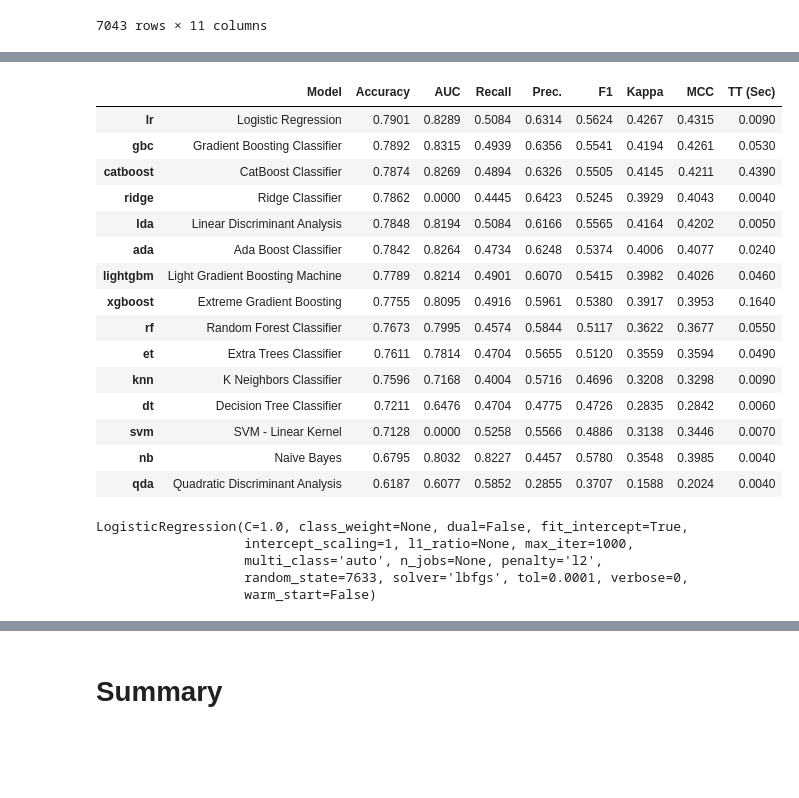
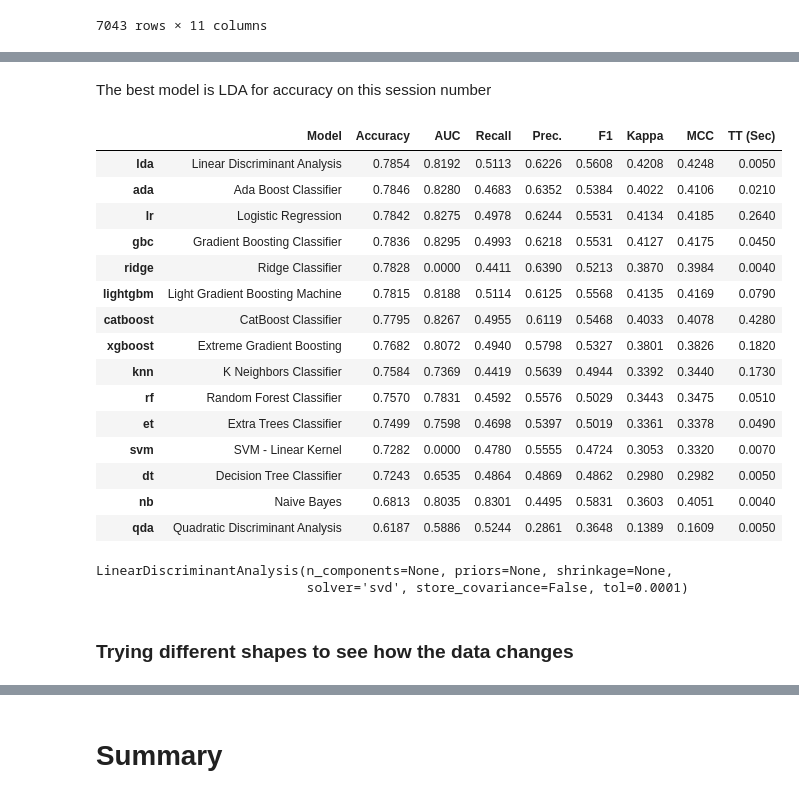
Before and after one commit to kodama3d/msds_600_week5, a Jupyter notebook: MSDS600_wk5_Segawa.ipynb, the cells around one changed output, grey strips where cells are left out. Drawn from its saved outputs; the diff is of its cells as text; code cells hidden in the pictures; blank space fills up the shorter version.

```diff
--- a/MSDS600_wk5_Segawa.ipynb
+++ b/MSDS600_wk5_Segawa.ipynb
@@ -80,30 +93,31 @@ automl[6]
+# %% [markdown]
+The best model is LDA for accuracy on this session number
 # %%
-best_model = compare_models()
+best_model = compare_models(sort = 'Accuracy')
 # %% [output]
 |  | Model | Accuracy | AUC | Recall | Prec. | F1 | Kappa | MCC | TT (Sec) |
-| lr | Logistic Regression | 0.7901 | 0.8289 | 0.5084 | 0.6314 | 0.5624 | 0.4267 | 0.4315 | 0.0090 |
-| gbc | Gradient Boosting Classifier | 0.7892 | 0.8315 | 0.4939 | 0.6356 | 0.5541 | 0.4194 | 0.4261 | 0.0530 |
-| catboost | CatBoost Classifier | 0.7874 | 0.8269 | 0.4894 | 0.6326 | 0.5505 | 0.4145 | 0.4211 | 0.4390 |
-| ridge | Ridge Classifier | 0.7862 | 0.0000 | 0.4445 | 0.6423 | 0.5245 | 0.3929 | 0.4043 | 0.0040 |
-| lda | Linear Discriminant Analysis | 0.7848 | 0.8194 | 0.5084 | 0.6166 | 0.5565 | 0.4164 | 0.4202 | 0.0050 |
-| ada | Ada Boost Classifier | 0.7842 | 0.8264 | 0.4734 | 0.6248 | 0.5374 | 0.4006 | 0.4077 | 0.0240 |
-| lightgbm | Light Gradient Boosting Machine | 0.7789 | 0.8214 | 0.4901 | 0.6070 | 0.5415 | 0.3982 | 0.4026 | 0.0460 |
-| xgboost | Extreme Gradient Boosting | 0.7755 | 0.8095 | 0.4916 | 0.5961 | 0.5380 | 0.3917 | 0.3953 | 0.1640 |
-| rf | Random Forest Classifier | 0.7673 | 0.7995 | 0.4574 | 0.5844 | 0.5117 | 0.3622 | 0.3677 | 0.0550 |
-| et | Extra Trees Classifier | 0.7611 | 0.7814 | 0.4704 | 0.5655 | 0.5120 | 0.3559 | 0.3594 | 0.0490 |
-| knn | K Neighbors Classifier | 0.7596 | 0.7168 | 0.4004 | 0.5716 | 0.4696 | 0.3208 | 0.3298 | 0.0090 |
-| dt | Decision Tree Classifier | 0.7211 | 0.6476 | 0.4704 | 0.4775 | 0.4726 | 0.2835 | 0.2842 | 0.0060 |
-| svm | SVM - Linear Kernel | 0.7128 | 0.0000 | 0.5258 | 0.5566 | 0.4886 | 0.3138 | 0.3446 | 0.0070 |
-| nb | Naive Bayes | 0.6795 | 0.8032 | 0.8227 | 0.4457 | 0.5780 | 0.3548 | 0.3985 | 0.0040 |
-| qda | Quadratic Discriminant Analysis | 0.6187 | 0.6077 | 0.5852 | 0.2855 | 0.3707 | 0.1588 | 0.2024 | 0.0040 |
+| lda | Linear Discriminant Analysis | 0.7854 | 0.8192 | 0.5113 | 0.6226 | 0.5608 | 0.4208 | 0.4248 | 0.0050 |
+| ada | Ada Boost Classifier | 0.7846 | 0.8280 | 0.4683 | 0.6352 | 0.5384 | 0.4022 | 0.4106 | 0.0210 |
+| lr | Logistic Regression | 0.7842 | 0.8275 | 0.4978 | 0.6244 | 0.5531 | 0.4134 | 0.4185 | 0.2640 |
+| gbc | Gradient Boosting Classifier | 0.7836 | 0.8295 | 0.4993 | 0.6218 | 0.5531 | 0.4127 | 0.4175 | 0.0450 |
+| ridge | Ridge Classifier | 0.7828 | 0.0000 | 0.4411 | 0.6390 | 0.5213 | 0.3870 | 0.3984 | 0.0040 |
+| lightgbm | Light Gradient Boosting Machine | 0.7815 | 0.8188 | 0.5114 | 0.6125 | 0.5568 | 0.4135 | 0.4169 | 0.0790 |
+| catboost | CatBoost Classifier | 0.7795 | 0.8267 | 0.4955 | 0.6119 | 0.5468 | 0.4033 | 0.4078 | 0.4280 |
+| xgboost | Extreme Gradient Boosting | 0.7682 | 0.8072 | 0.4940 | 0.5798 | 0.5327 | 0.3801 | 0.3826 | 0.1820 |
+| knn | K Neighbors Classifier | 0.7584 | 0.7369 | 0.4419 | 0.5639 | 0.4944 | 0.3392 | 0.3440 | 0.1730 |
+| rf | Random Forest Classifier | 0.7570 | 0.7831 | 0.4592 | 0.5576 | 0.5029 | 0.3443 | 0.3475 | 0.0510 |
+| et | Extra Trees Classifier | 0.7499 | 0.7598 | 0.4698 | 0.5397 | 0.5019 | 0.3361 | 0.3378 | 0.0490 |
+| svm | SVM - Linear Kernel | 0.7282 | 0.0000 | 0.4780 | 0.5555 | 0.4724 | 0.3053 | 0.3320 | 0.0070 |
+| dt | Decision Tree Classifier | 0.7243 | 0.6535 | 0.4864 | 0.4869 | 0.4862 | 0.2980 | 0.2982 | 0.0050 |
+| nb | Naive Bayes | 0.6813 | 0.8035 | 0.8301 | 0.4495 | 0.5831 | 0.3603 | 0.4051 | 0.0040 |
+| qda | Quadratic Discriminant Analysis | 0.6187 | 0.5886 | 0.5244 | 0.2861 | 0.3648 | 0.1389 | 0.1609 | 0.0050 |
 # %%
 best_model
 # %% [output]
-LogisticRegression(C=1.0, class_weight=None, dual=False, fit_intercept=True,
-                   intercept_scaling=1, l1_ratio=None, max_iter=1000,
-                   multi_class='auto', n_jobs=None, penalty='l2',
-                   random_state=7633, solver='lbfgs', tol=0.0001, verbose=0,
-                   warm_start=False)
+LinearDiscriminantAnalysis(n_components=None, priors=None, shrinkage=None,
+                           solver='svd', store_covariance=False, tol=0.0001)
+# %% [markdown]
+### Trying different shapes to see how the data changes
 # %%
 df.iloc[-2:-1]
 # %% [output]
```
Also changed, not shown: parts of 28 cells of this notebook, 4 other files.
